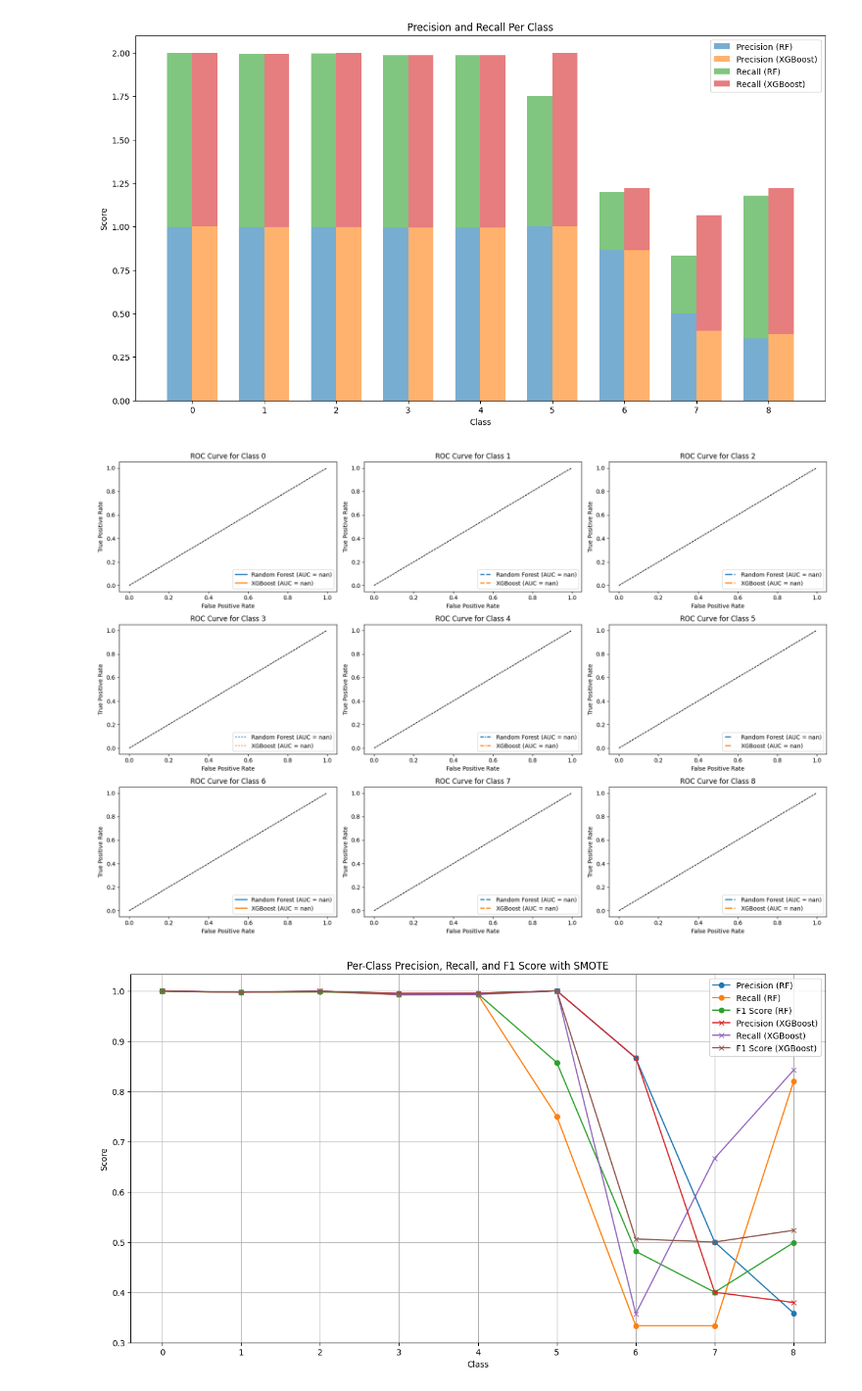
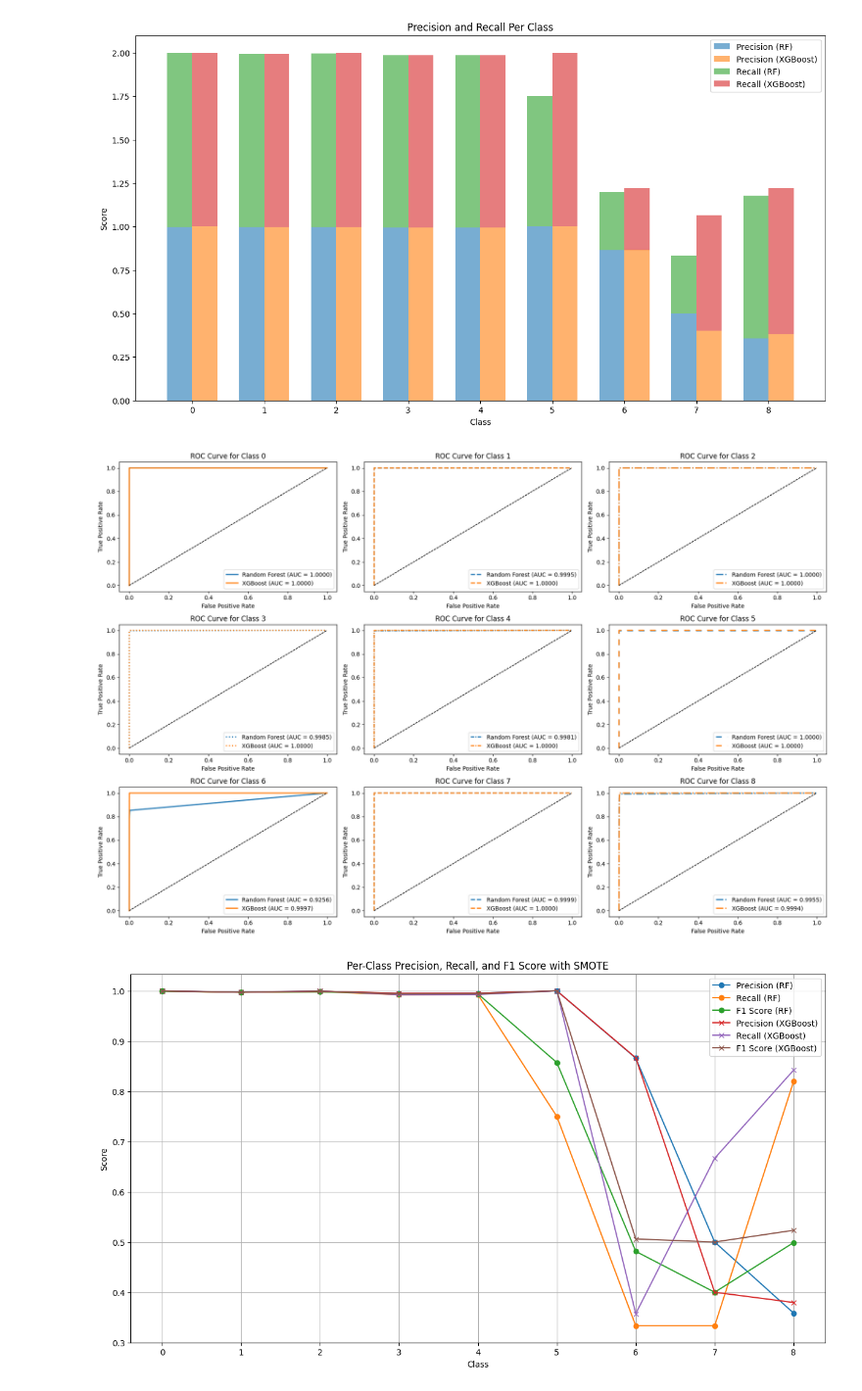
Before and after one commit to MeenaRuwandi/INCS870-Fall2024-Team4, a Jupyter notebook: SMOTE-Custom-2-RF_XGBoost.ipynb, the cells around one changed output. Shown: that part at 98% size. Saved outputs shown, nothing was run; the diff lists cells and outputs as text; code cells hidden in the pictures.

Commit message:
Update: ROC Curve

```diff
--- a/SMOTE-Custom-2-RF_XGBoost.ipynb
+++ b/SMOTE-Custom-2-RF_XGBoost.ipynb
@@ -448,17 +448,6 @@ for ratio in smote_ratios:
     rms_rf = np.sqrt(np.mean(np.square(recall_rf)))
     rms_errors_rf.append(rms_rf)
 
-    '''
-    # Train an XGBoost classifier
-    xgb_classifier = XGBClassifier(use_label_encoder=False, eval_metric='logloss', random_state=42)
-    xgb_classifier.fit(X_resampled, y_resampled)
-    y_pred_xgb = xgb_classifier.predict(X_validation)
-    recall_xgb = recall_score(y_validation, y_pred_xgb, average=None)
-    recall_scores_xgb.append(recall_xgb)
-    rms_xgb = np.sqrt(np.mean(np.square(recall_xgb)))
-    rms_errors_xgb.append(rms_xgb)
-    '''
-
 end = time.time()
 print(end - start,": finished RF")
 # %% [output]
@@ -720,35 +709,35 @@ XGBoost - AUC: 1.0000
 # %%
 # Multiclass ROC Curve
 def plot_multiclass_roc_curve(models, X_test, y_test):
     n_classes = len(np.unique(y_test))
     line_styles = ['-', '--', '-.', ':', (0, (3, 1, 1, 1)), (0, (5, 5))]
 
     fig, axes = plt.subplots((n_classes + 2) // 3, 3, figsize=(18, 4 * ((n_classes + 2) // 3)))
     axes = axes.ravel()
 
     for i in range(n_classes):
         for model_name, model in models.items():
             y_proba = model.predict_proba(X_test)
             fpr, tpr, _ = roc_curve(y_test == i, y_proba[:, i])
             roc_auc = auc(fpr, tpr)
             axes[i].plot(fpr, tpr, label=f'{model_name} (AUC = {roc_auc:.4f})', linestyle=line_styles[i % len(line_styles)], linewidth=2)
             axes[i].plot([0, 1], [0, 1], 'k--', lw=1)
 
         axes[i].set_title(f'ROC Curve for Class {i}')
         axes[i].set_xlabel('False Positive Rate')
         axes[i].set_ylabel('True Positive Rate')
         axes[i].legend(loc="lower right")
 
     plt.tight_layout()
     plt.show()
 
 models = {
     "Random Forest": final_rf_classifier,
     "XGBoost": final_xgb_classifier
 }
-plot_multiclass_roc_curve(models, X_test, y_test)
+plot_multiclass_roc_curve(models, X_test, y_test_encoded)
 # %% [output]
-[figure, old version]
+[figure, new version]
 # %%
 # Per-Class Metrics Line Plot
 def plot_per_class_metrics(y_true, y_pred_rf, y_pred_xgb):
```
